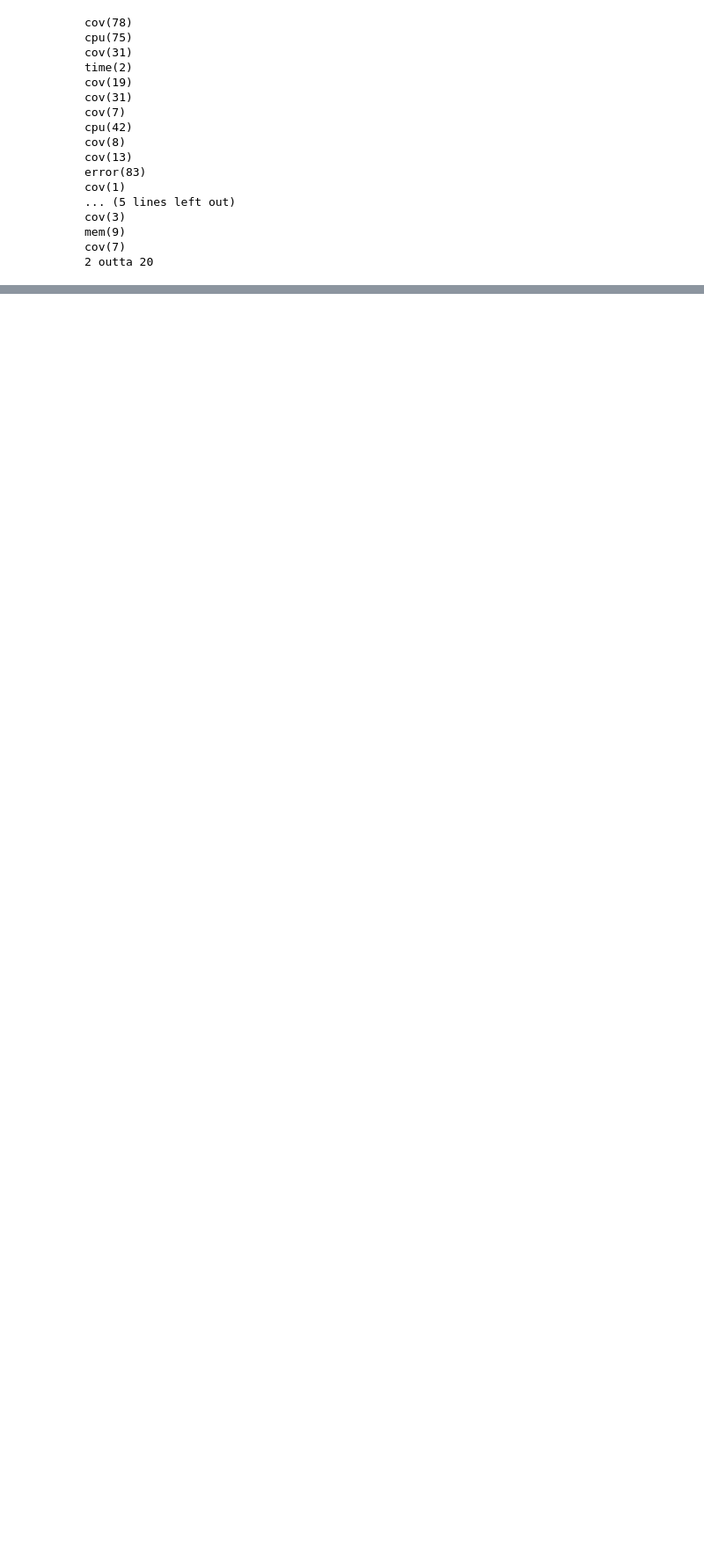
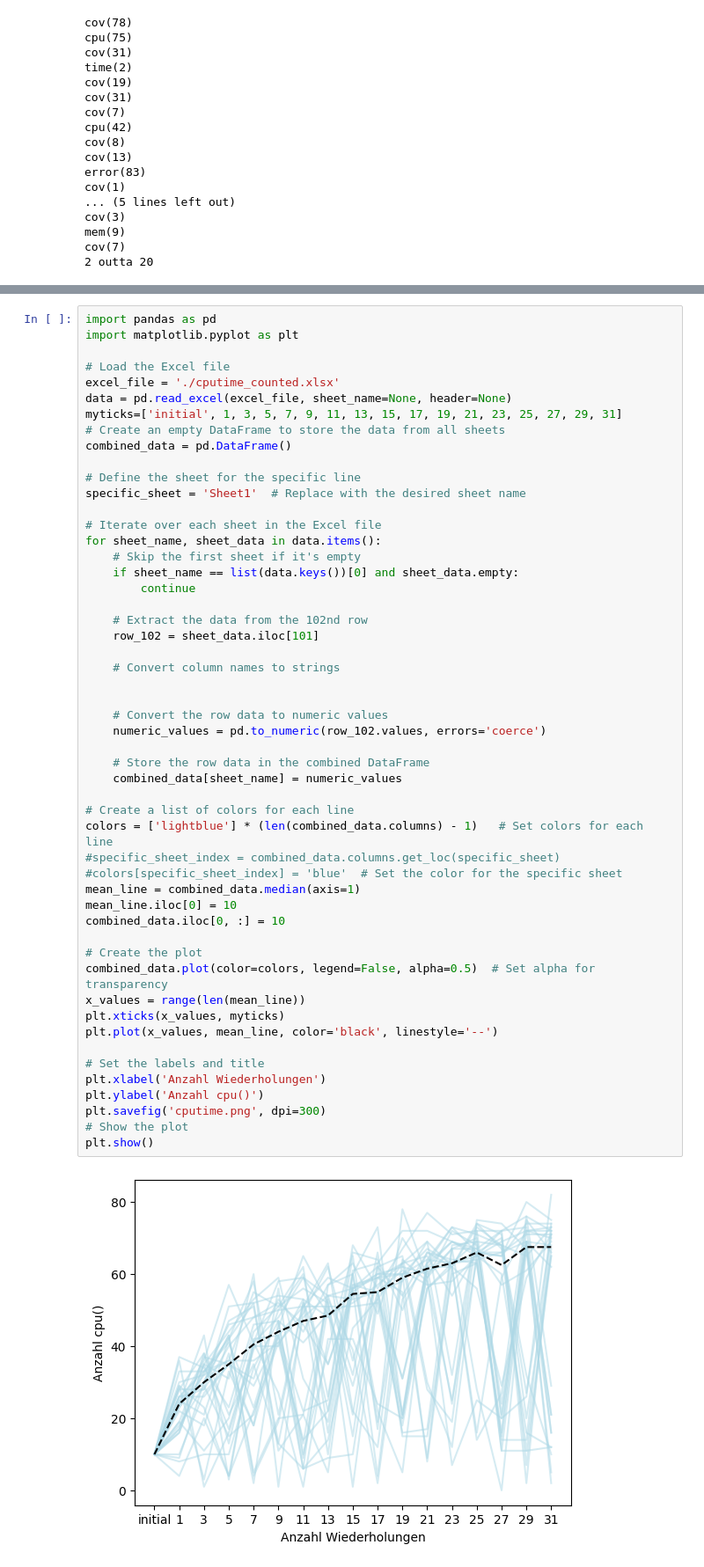
Before and after one commit to Miklovig/evogfuzzplusplus, a Jupyter notebook: Untitled-1.ipynb, the cells around one changed output, grey strips where cells are left out. Shown at 88% size. Cells and saved outputs as stored; diff of their text form; blank space fills up the shorter version.

Commit message:
all images but perffuzz done

```diff
--- a/Untitled-1.ipynb
+++ b/Untitled-1.ipynb
@@ -579,0 +571,54 @@ FileNotFoundError: [Errno 2] No such file or directory: './buggy_evo "time(5)"'
+# %%
+import pandas as pd
+import matplotlib.pyplot as plt
+
+# Load the Excel file
+excel_file = './cputime_counted.xlsx'
+data = pd.read_excel(excel_file, sheet_name=None, header=None)
+myticks=['initial', 1, 3, 5, 7, 9, 11, 13, 15, 17, 19, 21, 23, 25, 27, 29, 31]
+# Create an empty DataFrame to store the data from all sheets
+combined_data = pd.DataFrame()
+
+# Define the sheet for the specific line
+specific_sheet = 'Sheet1'  # Replace with the desired sheet name
+
+# Iterate over each sheet in the Excel file
+for sheet_name, sheet_data in data.items():
+    # Skip the first sheet if it's empty
+    if sheet_name == list(data.keys())[0] and sheet_data.empty:
+        continue
+
+    # Extract the data from the 102nd row
+    row_102 = sheet_data.iloc[101]
+
+    # Convert column names to strings
+
+
+    # Convert the row data to numeric values
+    numeric_values = pd.to_numeric(row_102.values, errors='coerce')
+
+    # Store the row data in the combined DataFrame
+    combined_data[sheet_name] = numeric_values
+
+# Create a list of colors for each line
+colors = ['lightblue'] * (len(combined_data.columns) - 1)   # Set colors for each line
+#specific_sheet_index = combined_data.columns.get_loc(specific_sheet)
+#colors[specific_sheet_index] = 'blue'  # Set the color for the specific sheet
+mean_line = combined_data.median(axis=1)
+mean_line.iloc[0] = 10
+combined_data.iloc[0, :] = 10
+
+# Create the plot
+combined_data.plot(color=colors, legend=False, alpha=0.5)  # Set alpha for transparency
+x_values = range(len(mean_line))
+plt.xticks(x_values, myticks)
+plt.plot(x_values, mean_line, color='black', linestyle='--')
+
+# Set the labels and title
+plt.xlabel('Anzahl Wiederholungen')
+plt.ylabel('Anzahl cpu()')
+plt.savefig('cputime.png', dpi=300)
+# Show the plot
+plt.show()
+# %% [output]
+[figure, added]
```
Also changed, not shown: parts of 3 cells of this notebook, 33 other files.
